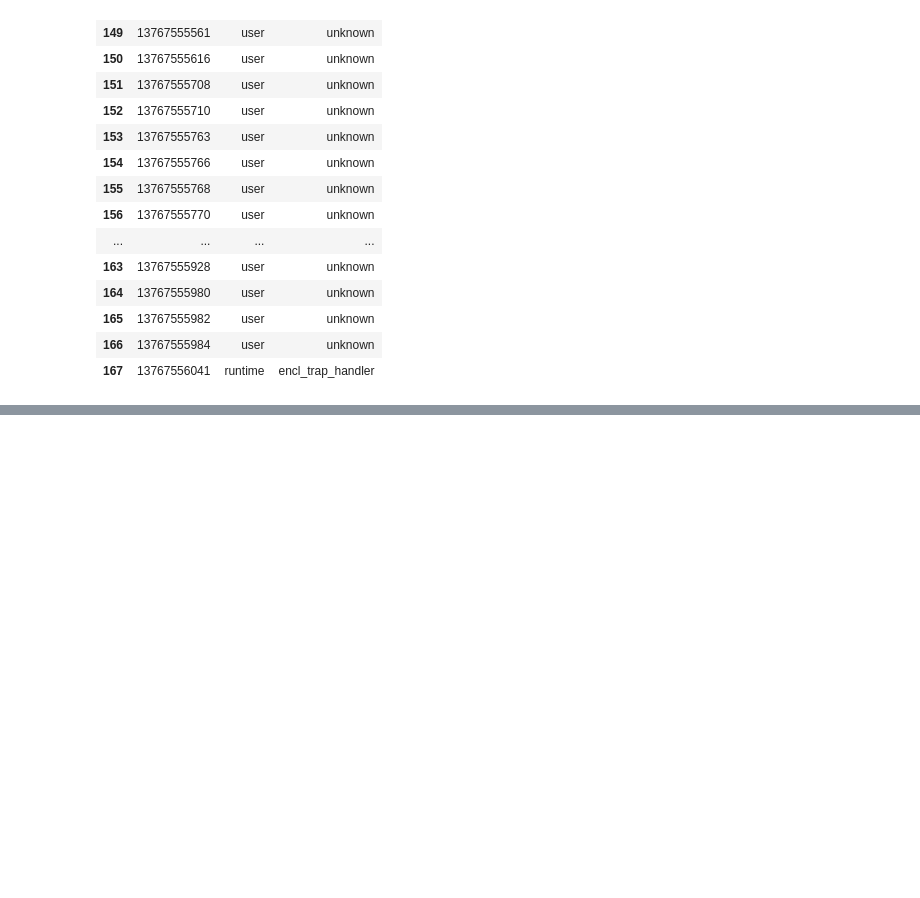
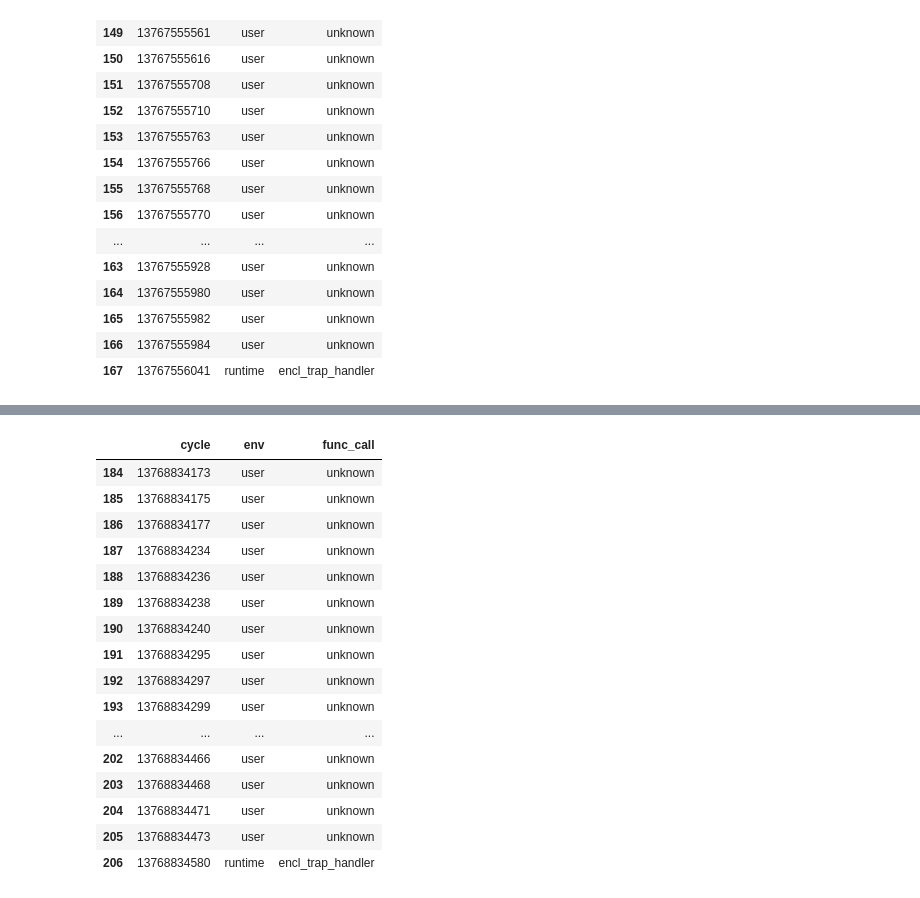
Before and after one commit to keystone-enclave/benchmarks, a Jupyter notebook: benchmark-analysis.ipynb, the cells around one changed output, grey strips where cells are left out. Cells and saved outputs as stored; diff of their text form; code cells hidden in the pictures; blank space fills up the shorter version.

```diff
--- a/benchmark-analysis.ipynb
+++ b/benchmark-analysis.ipynb
@@ -195,0 +196,20 @@ att_data[167:]
+# %%
+att_data[184:207] # user
+# %% [output]
+|  | cycle | env | func_call |
+| 184 | 13768834173 | user | unknown |
+| 185 | 13768834175 | user | unknown |
+| 186 | 13768834177 | user | unknown |
+| 187 | 13768834234 | user | unknown |
+| 188 | 13768834236 | user | unknown |
+| 189 | 13768834238 | user | unknown |
+| 190 | 13768834240 | user | unknown |
+| 191 | 13768834295 | user | unknown |
+| 192 | 13768834297 | user | unknown |
+| 193 | 13768834299 | user | unknown |
+| ... | ... | ... | ... |
+| 202 | 13768834466 | user | unknown |
+| 203 | 13768834468 | user | unknown |
+| 204 | 13768834471 | user | unknown |
+| 205 | 13768834473 | user | unknown |
+| 206 | 13768834580 | runtime | encl_trap_handler |
```
Also changed, not shown: parts of 5 cells of this notebook.
